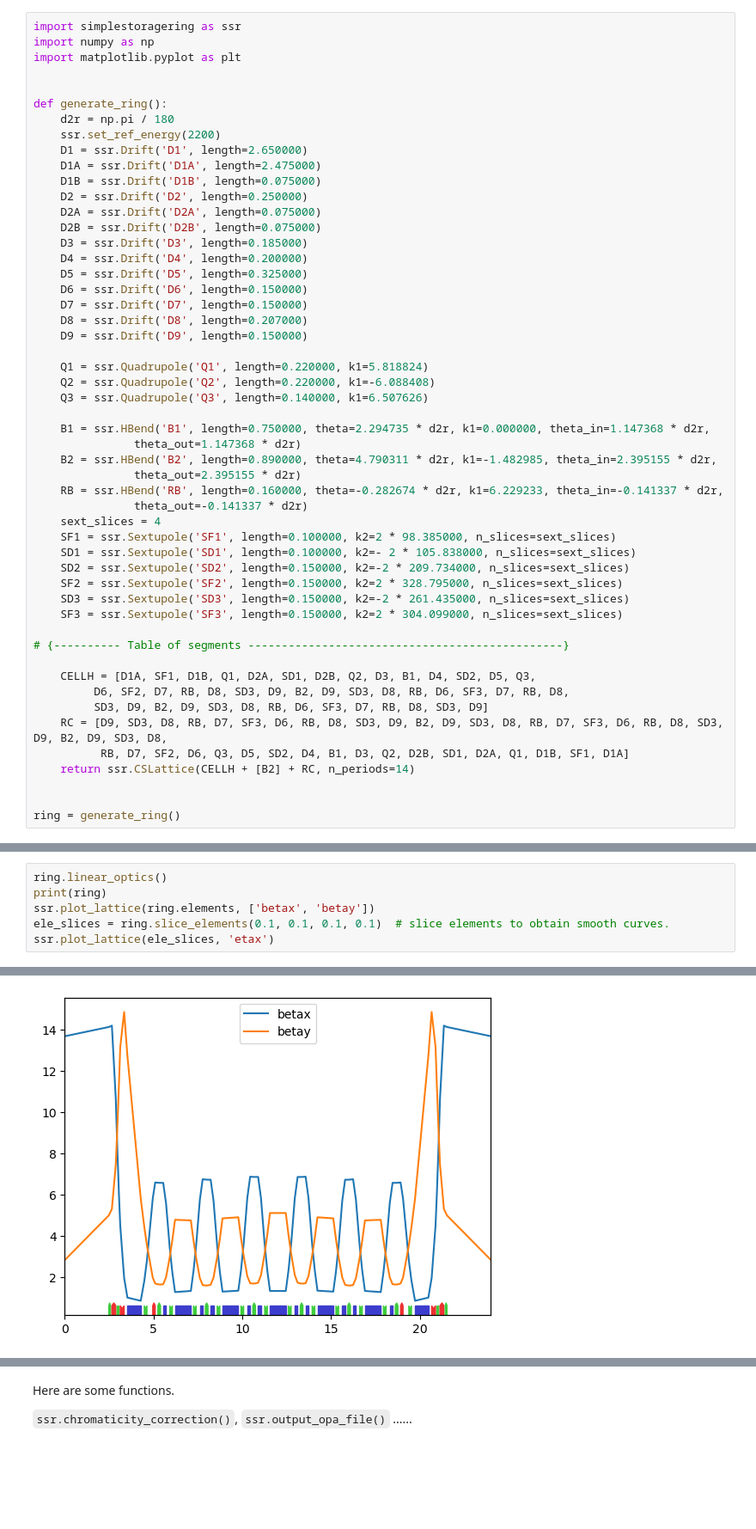
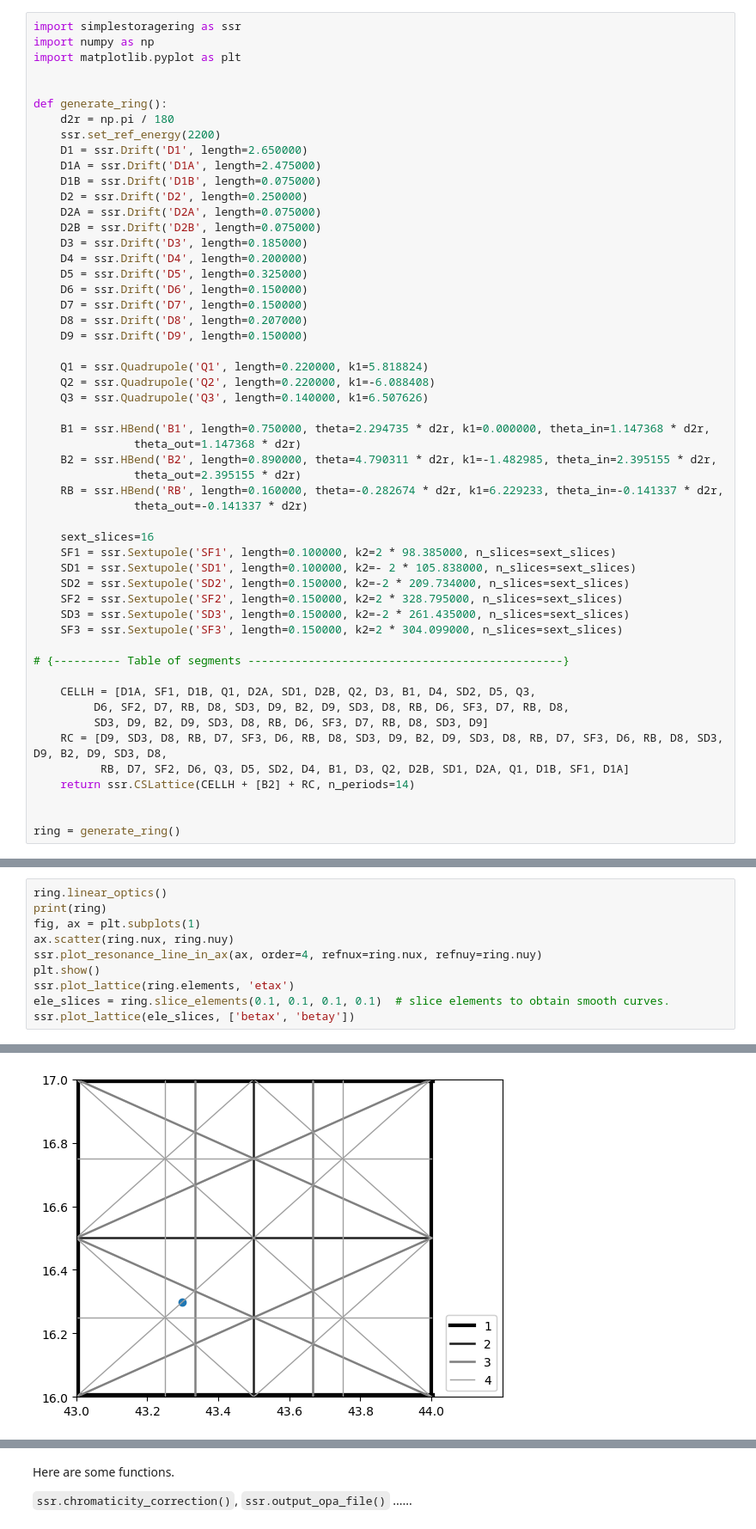
Before and after one commit to wei0852/simplestoragering, a Jupyter notebook: Example.ipynb, the cells around one changed output, grey strips where cells are left out. Shown at 86% size. Saved outputs shown, nothing was run; the diff lists cells and outputs as text; blank space fills up the shorter version.

```diff
--- a/Example.ipynb
+++ b/Example.ipynb
@@ -39,7 +37,8 @@ def generate_ring():
                theta_out=2.395155 * d2r)
     RB = ssr.HBend('RB', length=0.160000, theta=-0.282674 * d2r, k1=6.229233, theta_in=-0.141337 * d2r,
                theta_out=-0.141337 * d2r)
-    sext_slices = 4
+
+    sext_slices=16
     SF1 = ssr.Sextupole('SF1', length=0.100000, k2=2 * 98.385000, n_slices=sext_slices)
     SD1 = ssr.Sextupole('SD1', length=0.100000, k2=- 2 * 105.838000, n_slices=sext_slices)
     SD2 = ssr.Sextupole('SD2', length=0.150000, k2=-2 * 209.734000, n_slices=sext_slices)
@@ -64,25 +64,29 @@ The function `ssr.plot_lattice(ele_list: list[Element], parameters)` can be used
 # %%
 ring.linear_optics()
 print(ring)
-ssr.plot_lattice(ring.elements, ['betax', 'betay'])
+fig, ax = plt.subplots(1)
+ax.scatter(ring.nux, ring.nuy)
+ssr.plot_resonance_line_in_ax(ax, order=4, refnux=ring.nux, refnuy=ring.nuy)
+plt.show()
+ssr.plot_lattice(ring.elements, 'etax')
 ele_slices = ring.slice_elements(0.1, 0.1, 0.1, 0.1)  # slice elements to obtain smooth curves.
-ssr.plot_lattice(ele_slices, 'etax')
+ssr.plot_lattice(ele_slices, ['betax', 'betay'])
 # %% [output]
 Length =      336.000 m
 angle =       360.000
 abs_angle =   439.149
 nux =         43.2994
 nuy =         16.2985
 I1 =        3.02603e-02
 I2 =        6.30964e-01
 I3 =        5.55012e-02
 I4 =        -5.33537e-01
 I5 =        1.12209e-05
 energy =     2.20e+03 MeV
 U0 =           208.10 keV
 ... (10 lines left out)
 natural_xi_x =   -107.72
 natural_xi_y =    -47.69
 xi_x =           2.38
 xi_y =           1.78
-[figure, old version]
+[figure, new version]
```
Also changed, not shown: parts of 11 cells of this notebook, 5 other files.
